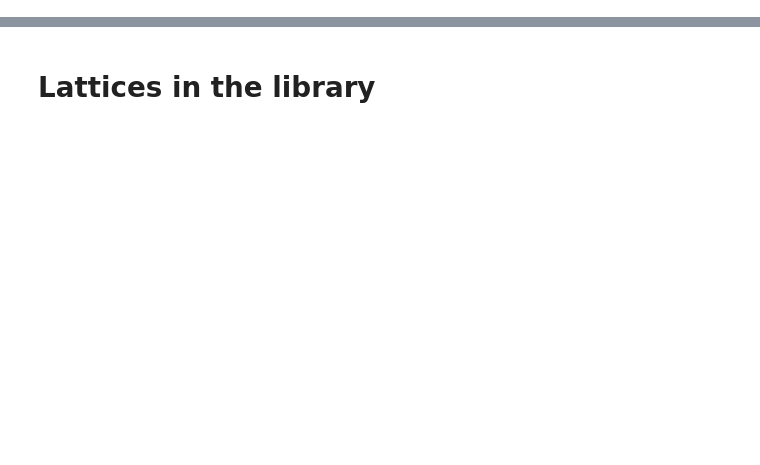
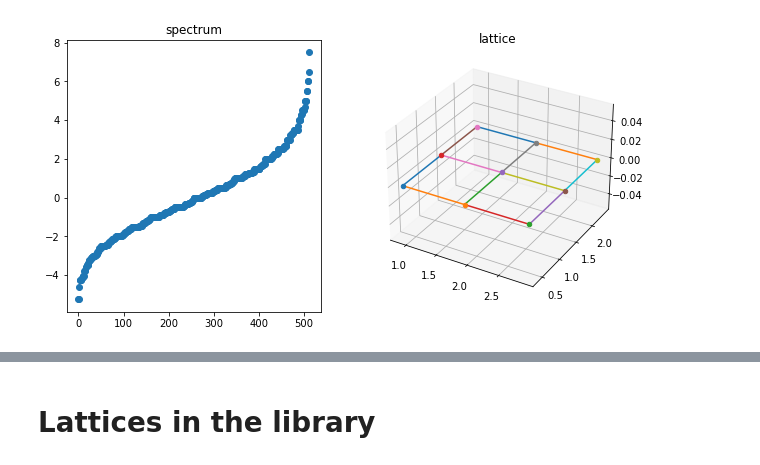
Before and after one commit to mmatera/alps2qutipplus, a Jupyter notebook: examples/Examples.ipynb, the cells around one changed output, grey strips where cells are left out. Cells and saved outputs as stored; diff of their text form; code cells hidden in the pictures; blank space fills up the shorter version.

```diff
--- a/examples/Examples.ipynb
+++ b/examples/Examples.ipynb
@@ -8,3 +10,35 @@ from alpsqutip.model import SystemDescriptor
 
 models_lib_file = "../alpsqutip/lib/models.xml"
 lattice_lib_file = "../alpsqutip/lib/lattices.xml"
+# %%
+
+# Load a system
+system = SystemDescriptor(
+    basis=model_from_alps_xml(models_lib_file,"spin"),
+    graph=graph_from_alps_xml(lattice_lib_file, "open square lattice", parms={"L":3, "a":1}),
+    parms={"h":1,"J":1}
+         )
+# enumerate the name of each subsystem
+sites = [s for s in system.sites]
+
+# Build some specific site and bond operators
+exchange01=system.bond_operator("exchange_xy", sites[0], sites[1])
+exchange10 =system.bond_operator("exchange_xy", sites[1], sites[0])
+sz0 = system.site_operator("Sz",sites[0])
+sz1 = system.site_operator("Sz",sites[1])
+# Get the Hamiltonian
+H = system.global_operator("Hamiltonian")
+
+# Plot the lattice and the spectrum
+fig = plt.figure(figsize=(10,5))
+ax = fig.add_subplot(1, 2, 1)
+
+# Convert to qutip and get the spectrum
+spectrum = H.to_qutip().eigenenergies()
+ax.scatter(range(len(spectrum)),sorted(spectrum))
+ax.set_title("spectrum")
+ax = fig.add_subplot(1, 2, 2, projection='3d')
+ax.set_title("lattice")
+system.graph.draw(ax)
+# %% [output]
+[figure, added]
```
Also changed, not shown: parts of 6 cells of this notebook, 6 other files.
